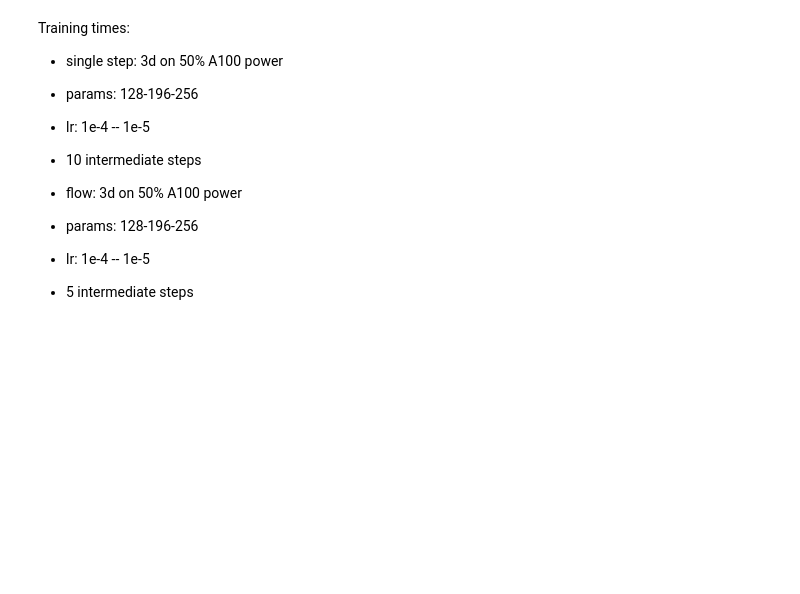
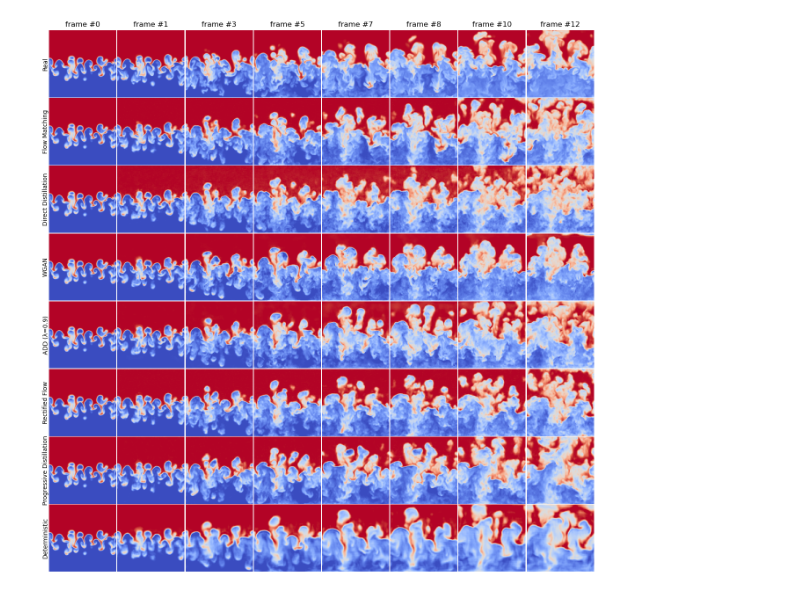
Before and after one commit to graps1/flow-matching-for-time-series, a Jupyter notebook: src/fmfts/experiments/sRTI/visualization.ipynb, the cells around one changed output. Drawn from its saved outputs; the diff is of its cells as text; code cells hidden in the pictures; blank space fills up the shorter version.

Commit message:
visualizations

```diff
--- a/src/fmfts/experiments/sRTI/visualization.ipynb
+++ b/src/fmfts/experiments/sRTI/visualization.ipynb
@@ -130,11 +0,0 @@ torch.Size([15, 5, 128, 128])
-# %% [markdown]
-Training times:
-- single step: 3d on 50% A100 power
-- params: 128-196-256
-- lr: 1e-4 -- 1e-5
-- 10 intermediate steps
-
-- flow: 3d on 50% A100 power
-- params: 128-196-256
-- lr: 1e-4 -- 1e-5
-- 5 intermediate steps
@@ -140,0 +35,35 @@ Training times:
+# %%
+sequence_len = 14
+n_plots = 8
+Y_real = dataset_test.get(0, 50, 0, sequence_len=sequence_len)
+
+models = [ None, velocity, dirdist, wgan, add, rfm, progdist, det ]
+labels = [ "Real", "Flow Matching", "Direct Distillation", "WGAN", "ADD (λ=0.9)", "Rectified Flow", "Progressive Distillation", "Deterministic" ]
+
+# make predictions
+Y = torch.zeros( len(models), sequence_len, *Y_real.shape[1:] ) # < contains all (generated) sequences
+Y[:,0] = Y_real[0] # < initial condition
+Y[0] = Y_real # < make sure the real trajectory is also stored at index 0
+for i in range(sequence_len-1):
+    for m, model in enumerate(models):
+        if model is None: continue
+        y = Y[m,i,None]
+        x0 = velocity.p0.sample(y.shape).to(y.device)
+        Y[m,i+1,None] = model.sample(y, x0=x0)
+
+
+# plot results
+fig, axes = plt.subplots(len(models), n_plots, figsize=(2*n_plots, 2*len(models)))
+for m in range(len(models)):
+    for p in range(n_plots):
+        q = p * sequence_len // n_plots
+        ax = axes[m,p] if len(models) > 1 else axes[p]
+        dataset_test.plot(Y[m,q], ax)
+        if p == 0: ax.text( -0.1, 0.5, labels[m], va="center", rotation="vertical", transform=ax.transAxes)
+        if m == 0: ax.set_title(f"frame #{q}")
+        ax.set_axis_off()
+
+fig.subplots_adjust(wspace=0.01, hspace=0.01)
+plt.show()
+# %% [output]
+[figure, added]
```
Also changed, not shown: parts of 4 cells of this notebook, 9 other files.
